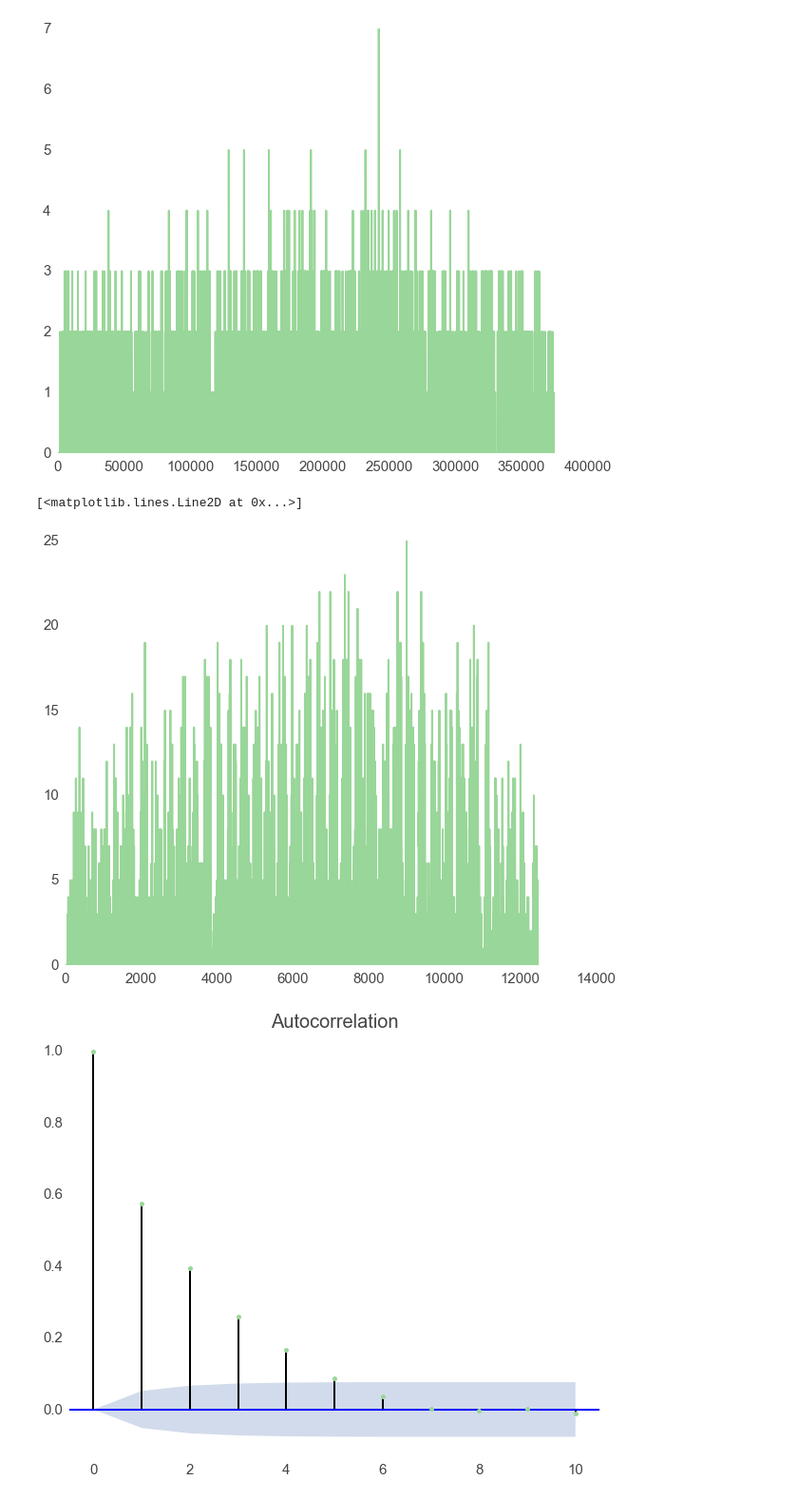
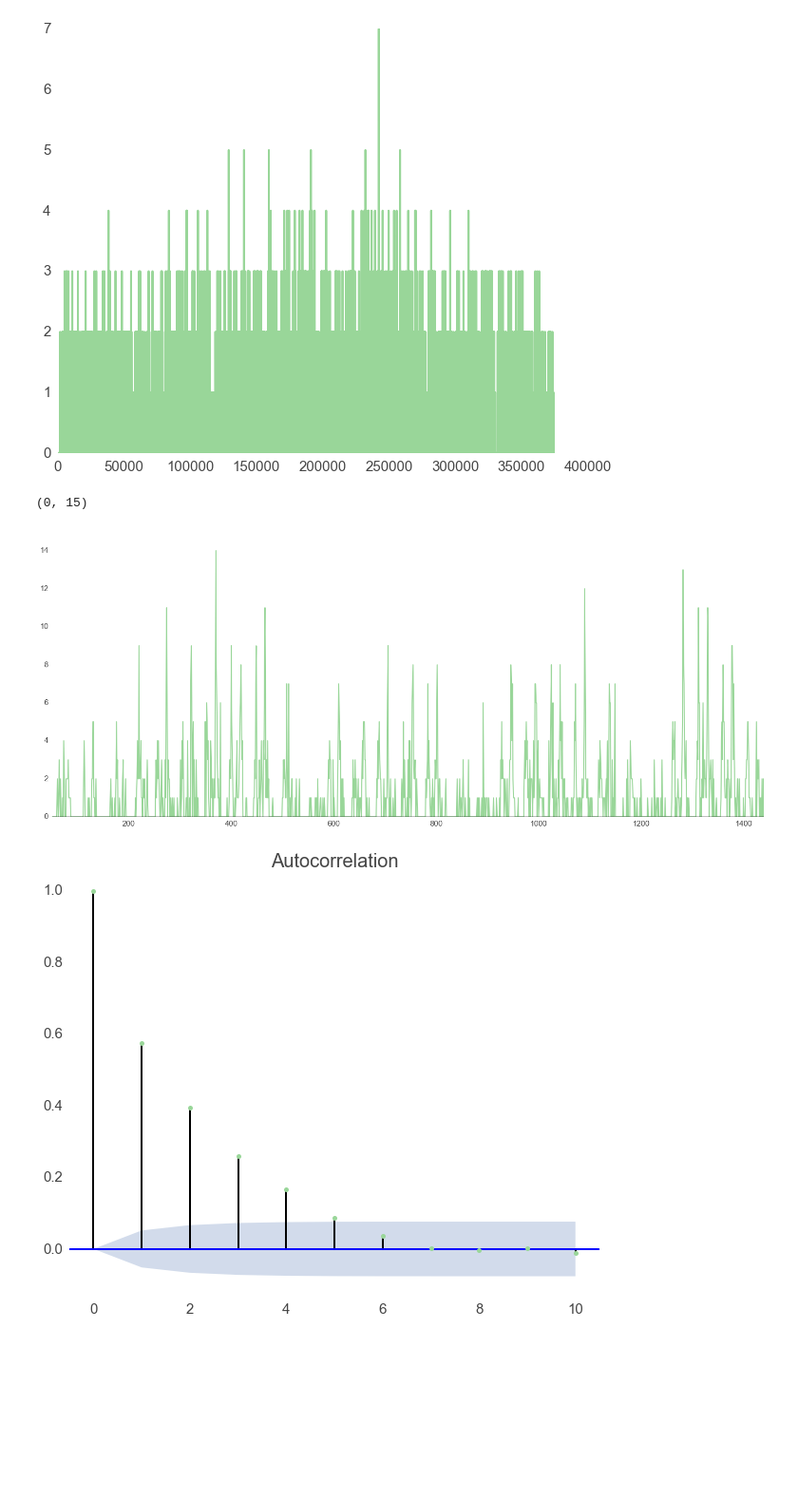
Before and after one commit to am207Hubway/final_project, a Jupyter notebook: Time Series.ipynb, the cells around one changed output. Shown: that part at 95% size. Drawn from its saved outputs; the diff is of its cells as text; code cells hidden in the pictures; blank space fills up the shorter version.

```diff
--- a/Time Series.ipynb
+++ b/Time Series.ipynb
@@ -101,11 +111,19 @@ while ints < len(timeseries_matrix_10minute_out):
         int_sum += out_minutes_series[22,ints*min_per_interval + i]
     timeseries_matrix_30minute_out[ints] = int_sum
     ints +=1
-# %%
-plt.plot(timeseries_matrix_30minute_out)
-# %% [output]
-[<matplotlib.lines.Line2D at 0x...>]
-[figure, removed]
+# %%
+plt.figure(figsize=[25,10])
+plt.plot(timeseries_matrix_30minute_out)
+plt.axhline(0,color = "k",alpha = .4 )
+plt.axvline(0,color = "k",alpha = .4 )
+# plt.ylabel("Number Bike Rentals")
+# plt.xlabel("30 Minute Interval")
+# plt.title("South Station Bike Rentals every 30 Minutes")
+plt.xlim(50,1440)
+plt.ylim(0,15)
+# %% [output]
+(0, 15)
+[figure, added]
 # %%
 tsaplots.plot_acf(timeseries_matrix_30minute_out[:1440], lags=10);
 # %% [output]
```
Also changed, not shown: parts of 12 cells of this notebook, 1 other file.
